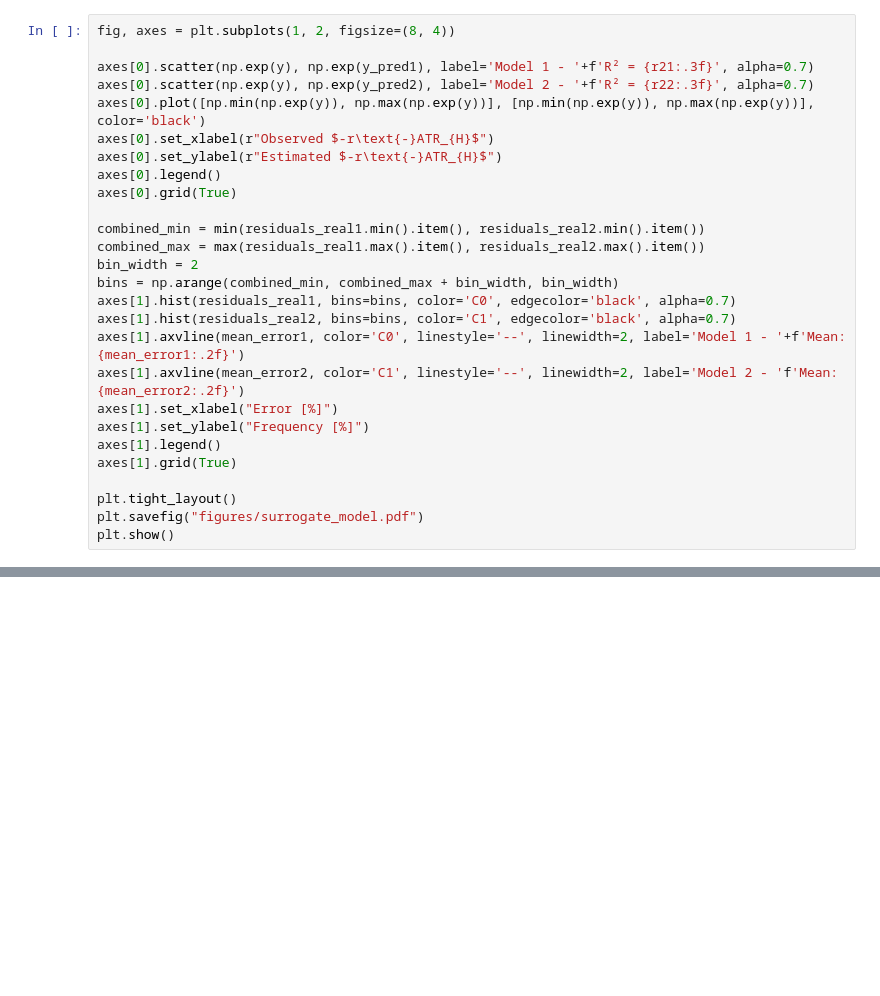
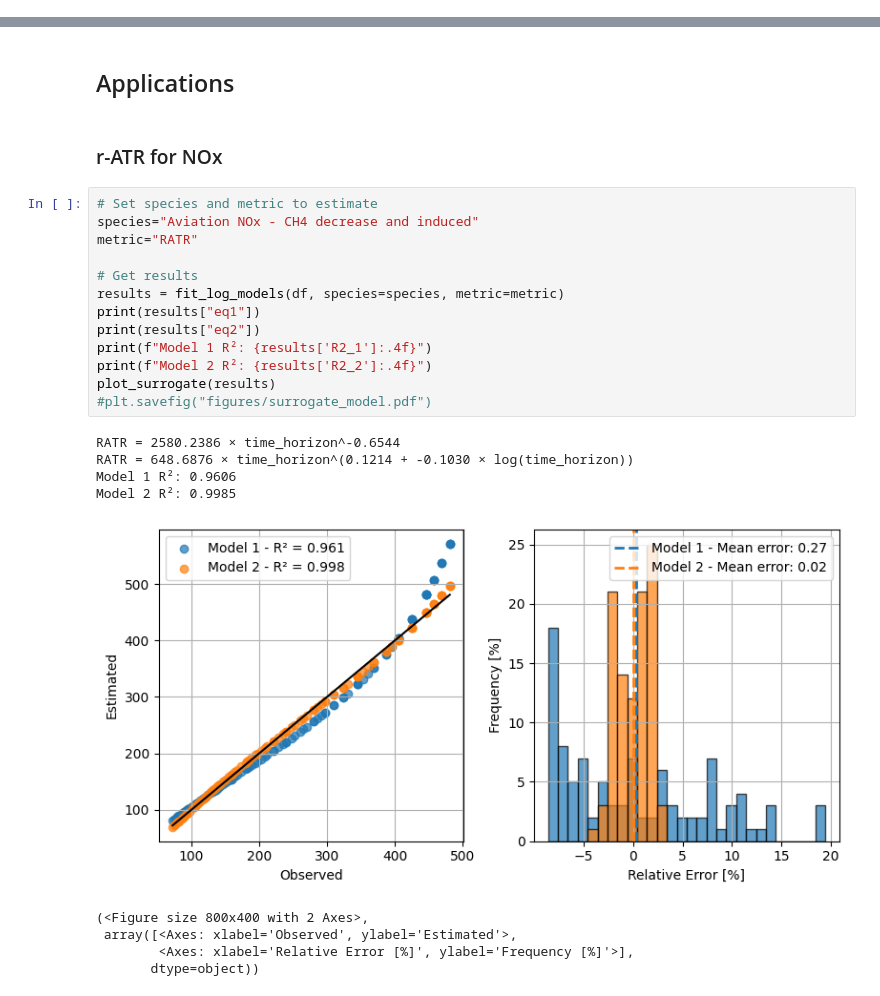
Before and after one commit to AeroMAPS/AeroCM, a Jupyter notebook: aerometrics/paper/surrogate_models.ipynb, the cells around one changed output, grey strips where cells are left out. Cells and saved outputs as stored; diff of their text form; blank space fills up the shorter version.

```diff
--- a/aerometrics/paper/surrogate_models.ipynb
+++ b/aerometrics/paper/surrogate_models.ipynb
@@ -217,27 +172,0 @@ median_error2 = np.median(residuals_real2)
-# %%
-fig, axes = plt.subplots(1, 2, figsize=(8, 4))
-
-axes[0].scatter(np.exp(y), np.exp(y_pred1), label='Model 1 - '+f'R² = {r21:.3f}', alpha=0.7)
-axes[0].scatter(np.exp(y), np.exp(y_pred2), label='Model 2 - '+f'R² = {r22:.3f}', alpha=0.7)
-axes[0].plot([np.min(np.exp(y)), np.max(np.exp(y))], [np.min(np.exp(y)), np.max(np.exp(y))], color='black')
-axes[0].set_xlabel(r"Observed $-r\text{-}ATR_{H}$")
-axes[0].set_ylabel(r"Estimated $-r\text{-}ATR_{H}$")
-axes[0].legend()
-axes[0].grid(True)
-
-combined_min = min(residuals_real1.min().item(), residuals_real2.min().item())
-combined_max = max(residuals_real1.max().item(), residuals_real2.max().item())
-bin_width = 2
-bins = np.arange(combined_min, combined_max + bin_width, bin_width)
-axes[1].hist(residuals_real1, bins=bins, color='C0', edgecolor='black', alpha=0.7)
-axes[1].hist(residuals_real2, bins=bins, color='C1', edgecolor='black', alpha=0.7)
-axes[1].axvline(mean_error1, color='C0', linestyle='--', linewidth=2, label='Model 1 - '+f'Mean: {mean_error1:.2f}')
-axes[1].axvline(mean_error2, color='C1', linestyle='--', linewidth=2, label='Model 2 - 'f'Mean: {mean_error2:.2f}')
-axes[1].set_xlabel("Error [%]")
-axes[1].set_ylabel("Frequency [%]")
-axes[1].legend()
-axes[1].grid(True)
-
-plt.tight_layout()
-plt.savefig("figures/surrogate_model.pdf")
-plt.show()
@@ -245,0 +284,27 @@ plt.show()
+# %% [markdown]
+## Applications
+# %% [markdown]
+### r-ATR for NOx
+# %%
+# Set species and metric to estimate
+species="Aviation NOx - CH4 decrease and induced"
+metric="RATR"
+
+# Get results
+results = fit_log_models(df, species=species, metric=metric)
+print(results["eq1"])
+print(results["eq2"])
+print(f"Model 1 R²: {results['R2_1']:.4f}")
+print(f"Model 2 R²: {results['R2_2']:.4f}")
+plot_surrogate(results)
+#plt.savefig("figures/surrogate_model.pdf")
+# %% [output]
+RATR = 2580.2386 × time_horizon^-0.6544
+RATR = 648.6876 × time_horizon^(0.1214 + -0.1030 × log(time_horizon))
+Model 1 R²: 0.9606
+Model 2 R²: 0.9985
+[figure, added]
+(<Figure size 800x400 with 2 Axes>,
+ array([<Axes: xlabel='Observed', ylabel='Estimated'>,
+        <Axes: xlabel='Relative Error [%]', ylabel='Frequency [%]'>],
+       dtype=object))
```
Also changed, not shown: parts of 17 cells of this notebook, 1 other file.
